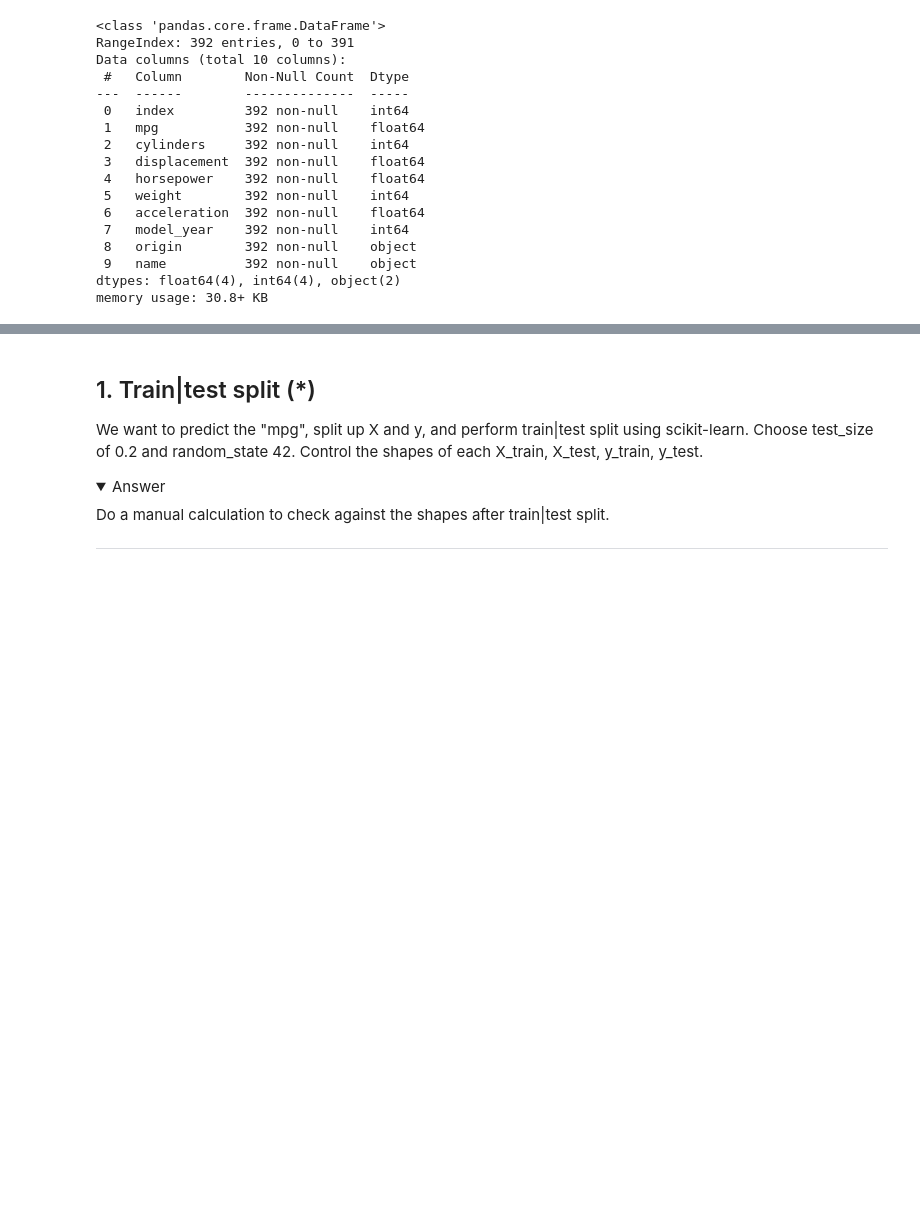
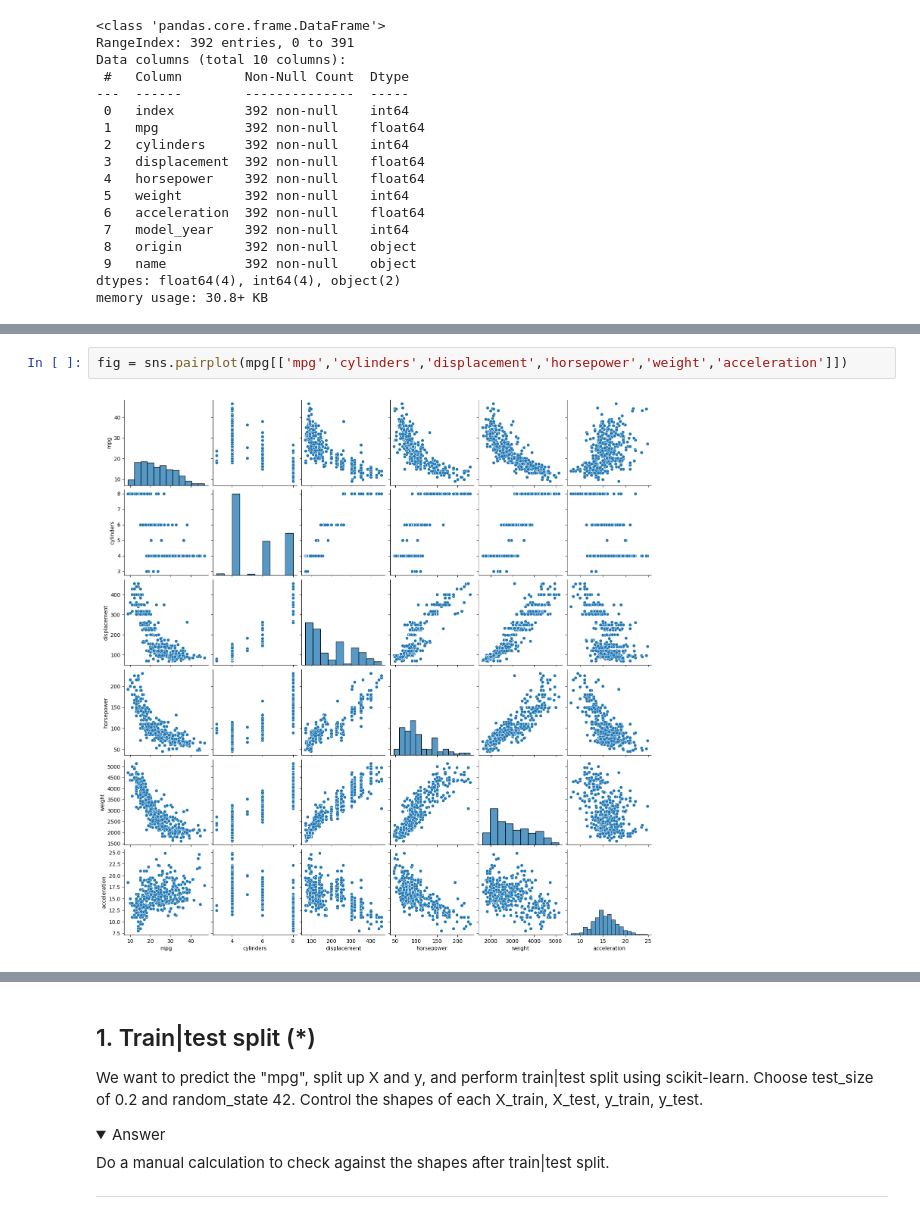
Before and after one commit to dancla240/Machine_Learning_Daniel_Claesson, a Jupyter notebook: Exercises/E01_sklearn.ipynb, the cells around one changed output, grey strips where cells are left out. Cells and saved outputs as stored; diff of their text form; folded sections open; blank space fills up the shorter version.

```diff
--- a/Exercises/E01_sklearn.ipynb
+++ b/Exercises/E01_sklearn.ipynb
@@ -179,0 +184,4 @@ memory usage: 30.8+ KB
+# %%
+fig = sns.pairplot(mpg[['mpg','cylinders','displacement','horsepower','weight','acceleration']])
+# %% [output]
+[figure, added]
```
Also changed, not shown: parts of 16 cells of this notebook, 1 other file.
